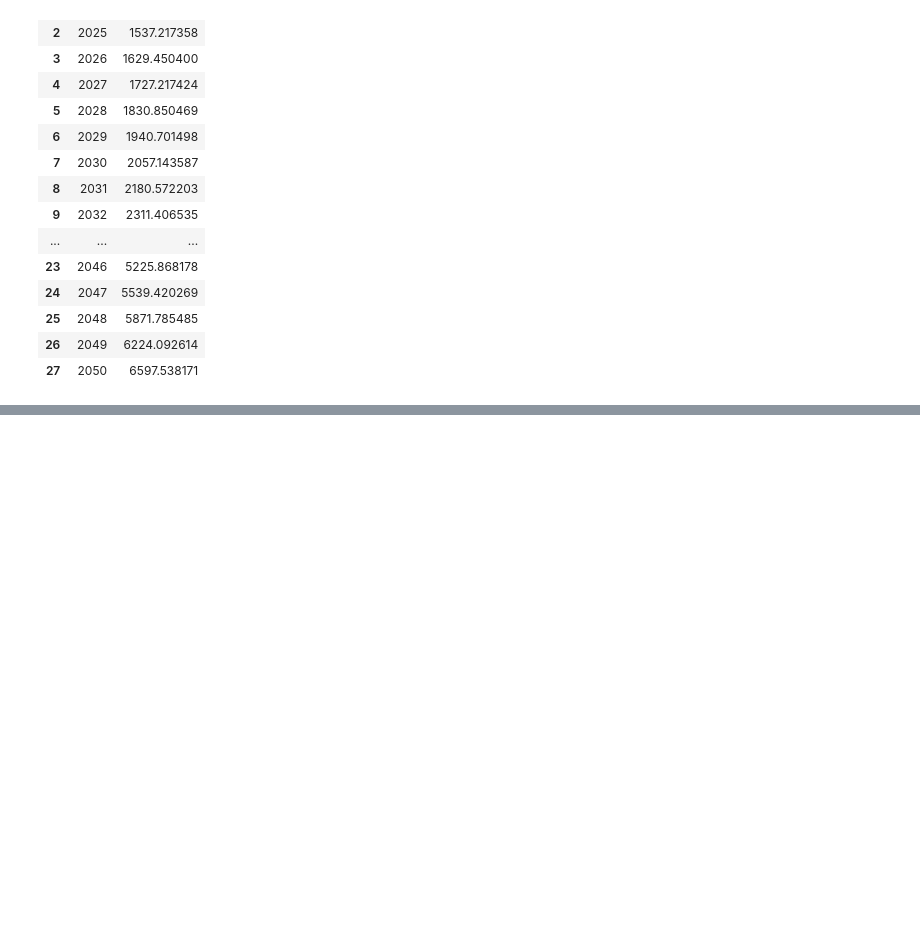
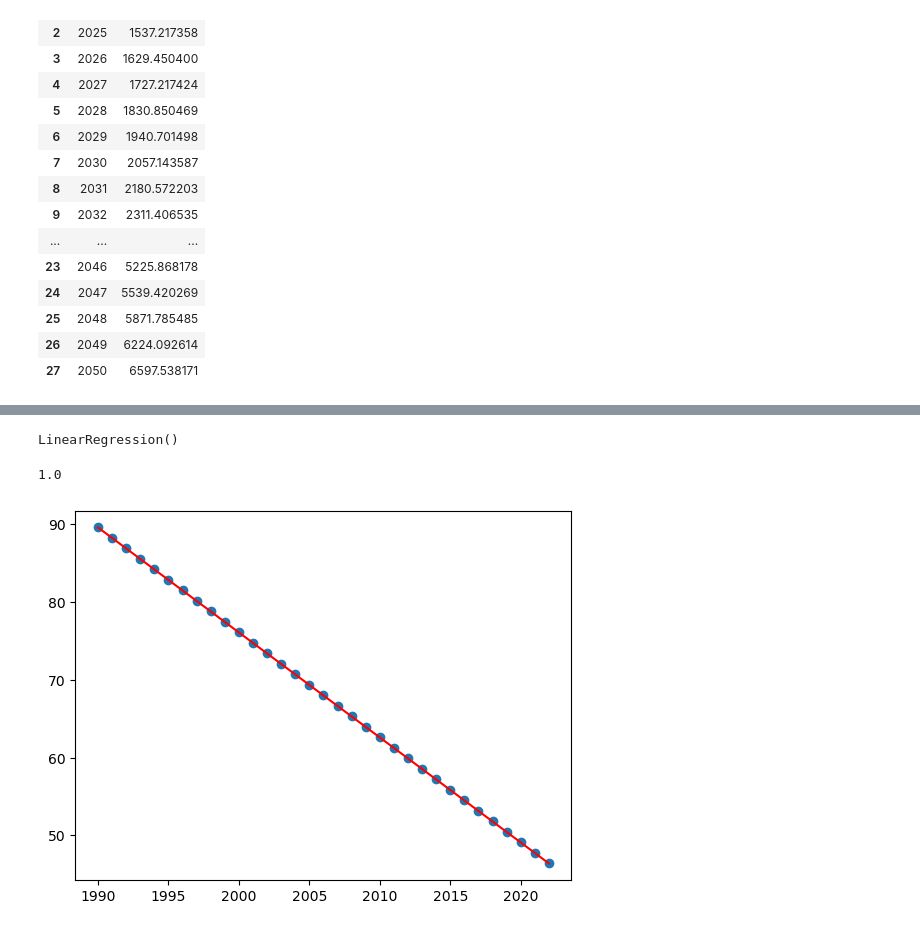
Before and after one commit to Hossein-MJafari/EEcon_Py_Project, a Jupyter notebook: Project.ipynb, the cells around one changed output, grey strips where cells are left out. Drawn from its saved outputs; the diff is of its cells as text; code cells hidden in the pictures; blank space fills up the shorter version.

```diff
--- a/Project.ipynb
+++ b/Project.ipynb
@@ -204,0 +204,3 @@ material1_future
+# %%
+data['material_2_in_1990'] = future_to_present(.05, data['Years'] - 1990, data['material 2'])
+data
@@ -204,0 +225,21 @@ material1_future
+# %%
+X = data['Years'].values.reshape(-1,1)
+Y = data['material_2_in_1990'].values.reshape(-1,1)
+model = LinearRegression()
+model.fit(X,Y)
+# %% [output]
+LinearRegression()
+# %%
+intercept = model.intercept_[0]
+coefficient = model.coef_[0][0]
+
+score = model.score(X,Y)
+score
+# %% [output]
+1.0
+# %%
+plt.scatter(data['Years'], data['material_2_in_1990'])
+plt.plot(data['Years'], model.predict(X), c='red')
+plt.show()
+# %% [output]
+[figure, added]
```
Also changed, not shown: parts of 17 cells of this notebook.
